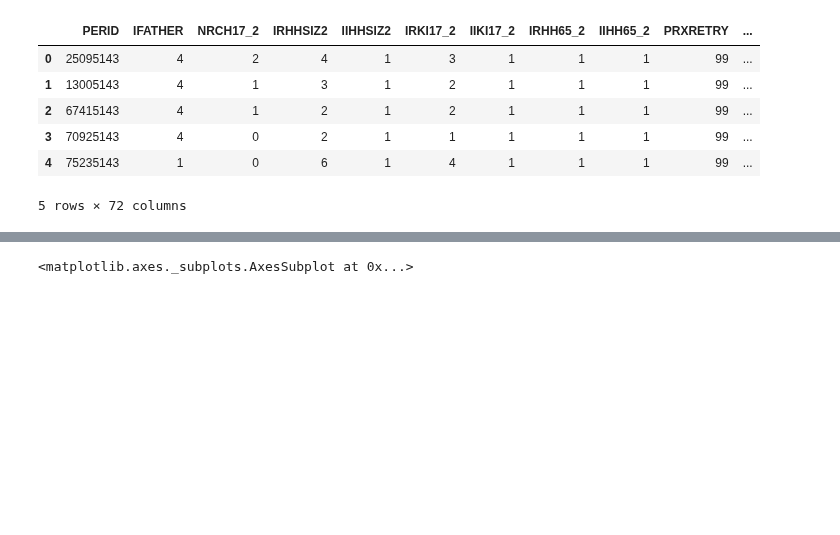
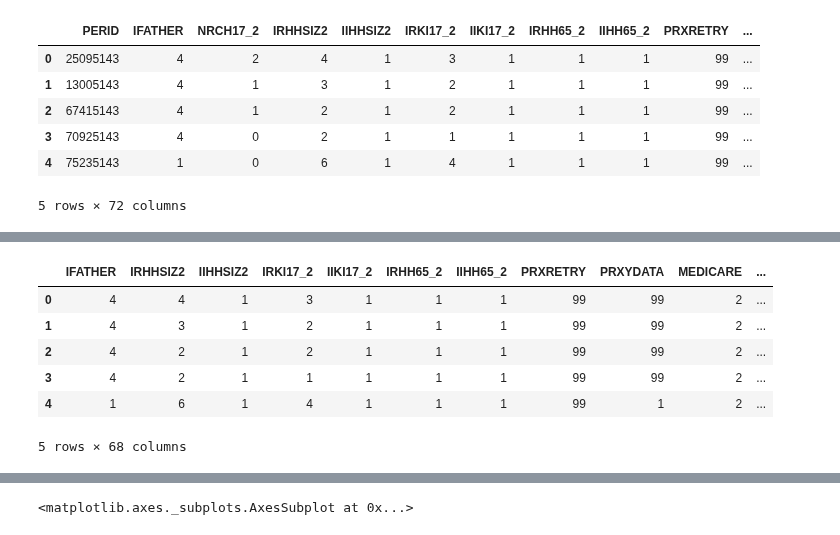
Before and after one commit to PradeepTammali/Hacker-Earth, a Jupyter notebook: Predict the Criminals/Predict_the_criminals.ipynb, the cells around one changed output, grey strips where cells are left out. Drawn from its saved outputs; the diff is of its cells as text; code cells hidden in the pictures; blank space fills up the shorter version.

```diff
--- a/Predict the Criminals/Predict_the_criminals.ipynb
+++ b/Predict the Criminals/Predict_the_criminals.ipynb
@@ -24,0 +65,13 @@ non_criminal = data[data['Criminal'].isin([0])]
+# %%
+# del X['NRCH17_2']
+# del X['PERID']
+# del X['ANALWT_C']
+X.head()
+# %% [output]
+|  | IFATHER | IRHHSIZ2 | IIHHSIZ2 | IRKI17_2 | IIKI17_2 | IRHH65_2 | IIHH65_2 | PRXRETRY | PRXYDATA | MEDICARE | ... |
+| 0 | 4 | 4 | 1 | 3 | 1 | 1 | 1 | 99 | 99 | 2 | ... |
+| 1 | 4 | 3 | 1 | 2 | 1 | 1 | 1 | 99 | 99 | 2 | ... |
+| 2 | 4 | 2 | 1 | 2 | 1 | 1 | 1 | 99 | 99 | 2 | ... |
+| 3 | 4 | 2 | 1 | 1 | 1 | 1 | 1 | 99 | 99 | 2 | ... |
+| 4 | 1 | 6 | 1 | 4 | 1 | 1 | 1 | 99 | 1 | 2 | ... |
+5 rows × 68 columns
```
Also changed, not shown: parts of 13 cells of this notebook.
